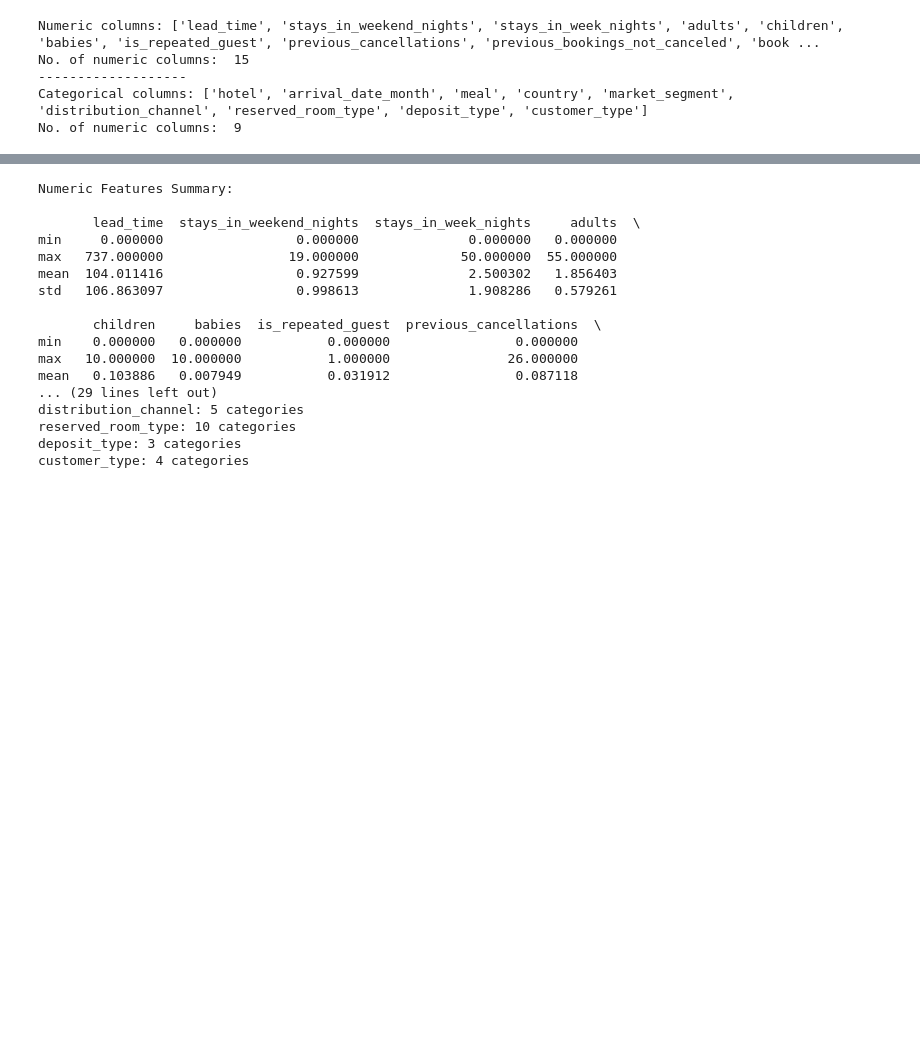
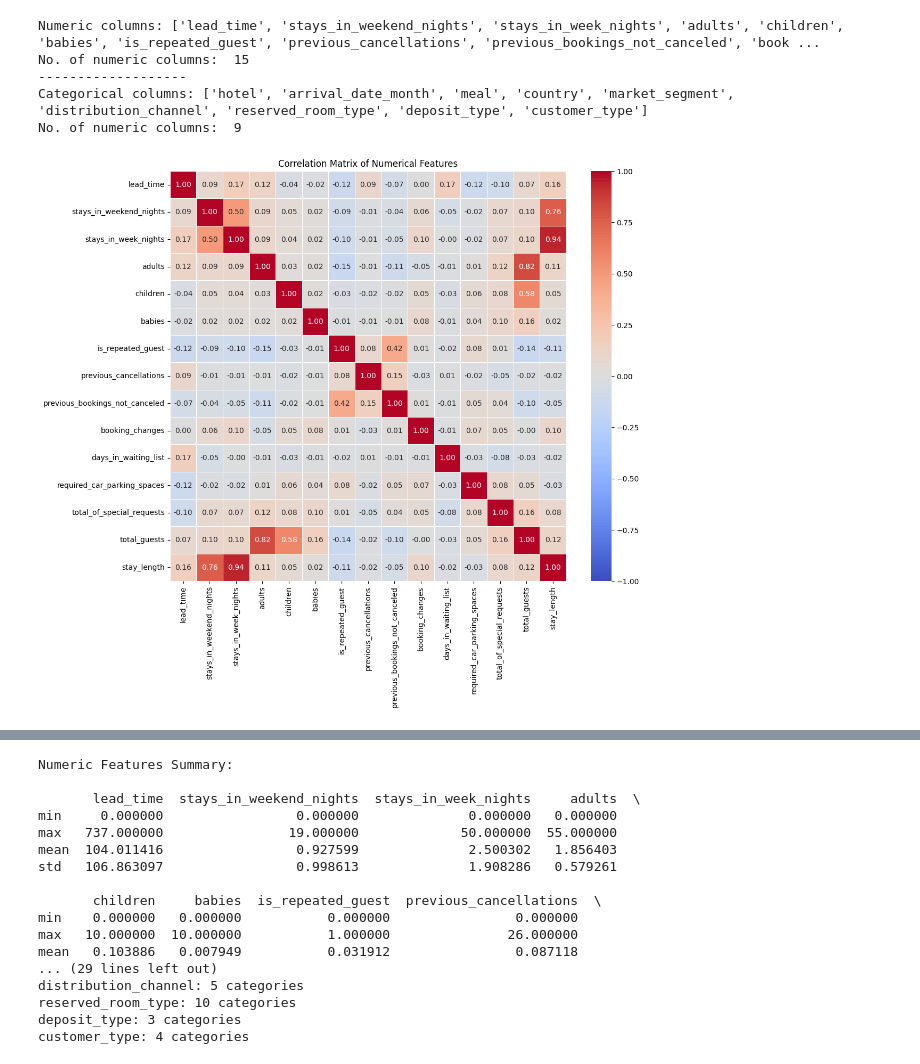
Before and after one commit to UtsavAch/HotelBooking-UnsupervisedLearning, a Jupyter notebook: main.ipynb, the cells around one changed output, grey strips where cells are left out. Cells and saved outputs as stored; diff of their text form; code cells hidden in the pictures; blank space fills up the shorter version.

Commit message:
chore: Cluster profiling

```diff
--- a/main.ipynb
+++ b/main.ipynb
@@ -297,3 +297,24 @@ No. of numeric columns:  15
 -------------------
 Categorical columns: ['hotel', 'arrival_date_month', 'meal', 'country', 'market_segment', 'distribution_channel', 'reserved_room_type', 'deposit_type', 'customer_type']
 No. of numeric columns:  9
+# %%
+df_numeric = df_cluster[numeric_cols]
+
+corr_matrix = df_numeric.corr()
+
+plt.figure(figsize=(12,10))
+
+sns.heatmap(
+    corr_matrix,
+    annot=True,
+    fmt=".2f",
+    cmap="coolwarm",
+    vmin=-1,
+    vmax=1,
+    linewidths=0.5
+)
+
+plt.title("Correlation Matrix of Numerical Features")
+plt.show()
+# %% [output]
+[figure, added]
```
Also changed, not shown: parts of 16 cells of this notebook.
